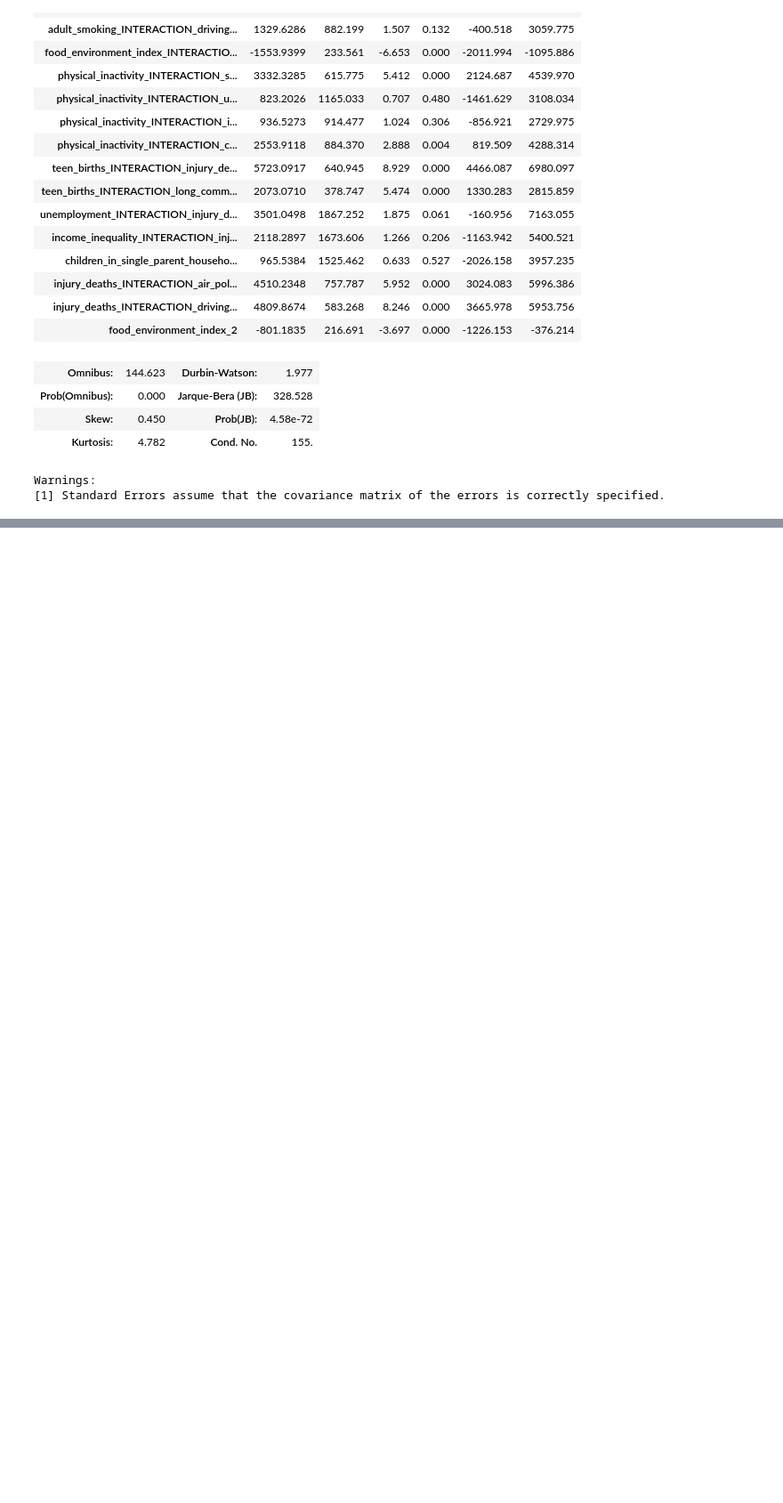
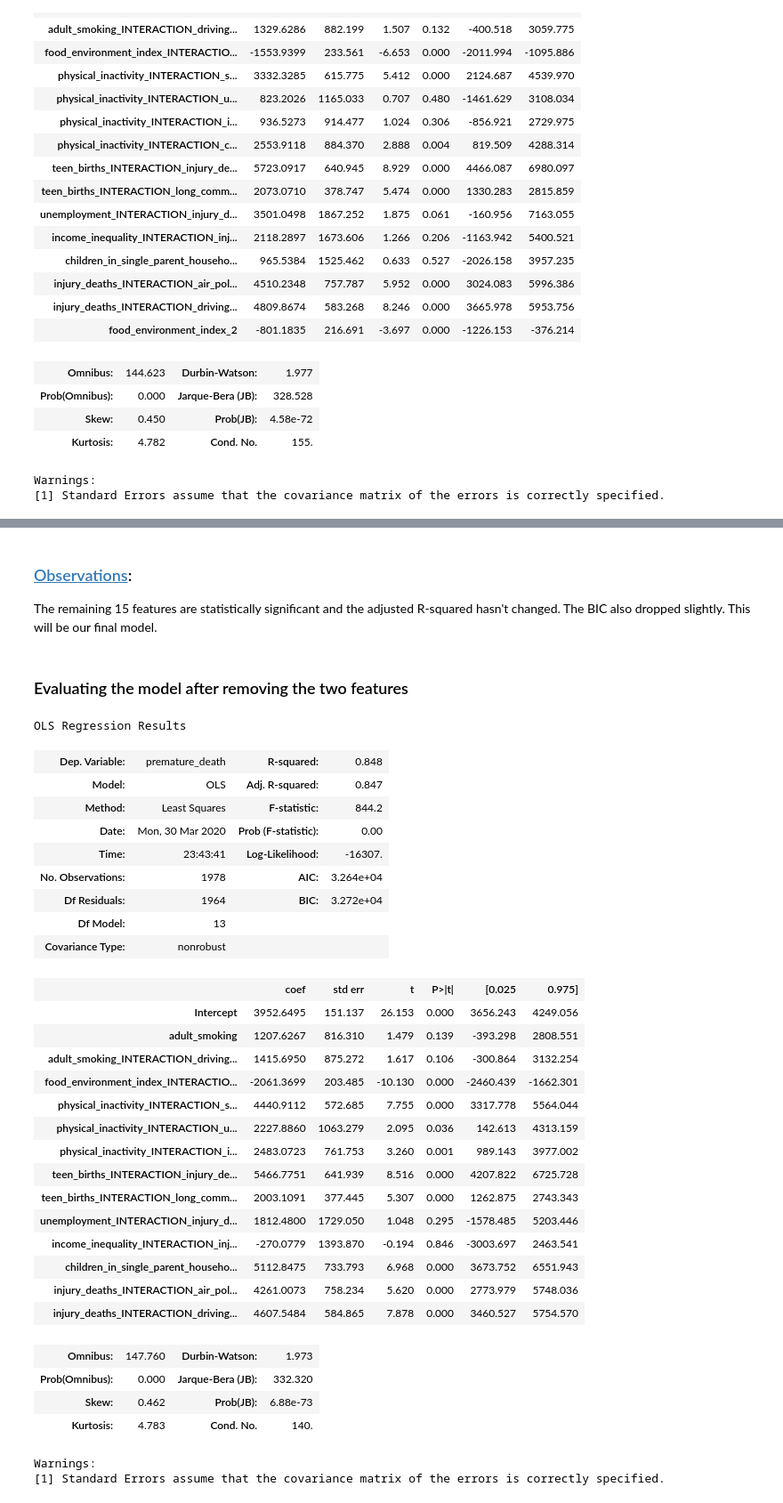
Before and after one commit to jankomah/Predicting_Life_Expectancy, a Jupyter notebook: 02.Josh_Modelling.ipynb, the cells around one changed output, grey strips where cells are left out. Shown at 89% size. Saved outputs shown, nothing was run; the diff lists cells and outputs as text; code cells hidden in the pictures; blank space fills up the shorter version.

Commit message:
need to fix mistakes in interactions

```diff
--- a/02.Josh_Modelling.ipynb
+++ b/02.Josh_Modelling.ipynb
@@ -704,0 +753,45 @@ A regression is fit to the 17 remaining features after the most recent feature s
+# %%
+new_features = interactions_feats[0:6]+interactions_feats[7:-1]
+# %% [markdown]
+### [Observations](#0):
+The remaining 15 features are statistically significant and the adjusted R-squared hasn't changed. The BIC also dropped slightly. This will be our final model.
+# %% [markdown]
+### Evaluating the model after removing the two features
+# %%
+formula_new_features = target_var[0] + '~' + '+'.join(new_features)
+model_new_features = ols(formula=formula_new_features ,
+                         data = train_interactions[target_var + new_features])
+results_new_features = model_new_features.fit()
+results_new_features.summary()
+# %% [output]
+OLS Regression Results
+| Dep. Variable: | premature_death | R-squared: | 0.848 |
+| Model: | OLS | Adj. R-squared: | 0.847 |
+| Method: | Least Squares | F-statistic: | 844.2 |
+| Date: | Mon, 30 Mar 2020 | Prob (F-statistic): | 0.00 |
+| Time: | 23:43:41 | Log-Likelihood: | -16307. |
+| No. Observations: | 1978 | AIC: | 3.264e+04 |
+| Df Residuals: | 1964 | BIC: | 3.272e+04 |
+| Df Model: | 13 |  |  |
+| Covariance Type: | nonrobust |  |  |
+|  | coef | std err | t | P>|t| | [0.025 | 0.975] |
+| Intercept | 3952.6495 | 151.137 | 26.153 | 0.000 | 3656.243 | 4249.056 |
+| adult_smoking | 1207.6267 | 816.310 | 1.479 | 0.139 | -393.298 | 2808.551 |
+| adult_smoking_INTERACTION_driving... | 1415.6950 | 875.272 | 1.617 | 0.106 | -300.864 | 3132.254 |
+| food_environment_index_INTERACTIO... | -2061.3699 | 203.485 | -10.130 | 0.000 | -2460.439 | -1662.301 |
+| physical_inactivity_INTERACTION_s... | 4440.9112 | 572.685 | 7.755 | 0.000 | 3317.778 | 5564.044 |
+| physical_inactivity_INTERACTION_u... | 2227.8860 | 1063.279 | 2.095 | 0.036 | 142.613 | 4313.159 |
+| physical_inactivity_INTERACTION_i... | 2483.0723 | 761.753 | 3.260 | 0.001 | 989.143 | 3977.002 |
+| teen_births_INTERACTION_injury_de... | 5466.7751 | 641.939 | 8.516 | 0.000 | 4207.822 | 6725.728 |
+| teen_births_INTERACTION_long_comm... | 2003.1091 | 377.445 | 5.307 | 0.000 | 1262.875 | 2743.343 |
+| unemployment_INTERACTION_injury_d... | 1812.4800 | 1729.050 | 1.048 | 0.295 | -1578.485 | 5203.446 |
+| income_inequality_INTERACTION_inj... | -270.0779 | 1393.870 | -0.194 | 0.846 | -3003.697 | 2463.541 |
+| children_in_single_parent_househo... | 5112.8475 | 733.793 | 6.968 | 0.000 | 3673.752 | 6551.943 |
+| injury_deaths_INTERACTION_air_pol... | 4261.0073 | 758.234 | 5.620 | 0.000 | 2773.979 | 5748.036 |
+| injury_deaths_INTERACTION_driving... | 4607.5484 | 584.865 | 7.878 | 0.000 | 3460.527 | 5754.570 |
+| Omnibus: | 147.760 | Durbin-Watson: | 1.973 |
+| Prob(Omnibus): | 0.000 | Jarque-Bera (JB): | 332.320 |
+| Skew: | 0.462 | Prob(JB): | 6.88e-73 |
+| Kurtosis: | 4.783 | Cond. No. | 140. |
+Warnings:
+[1] Standard Errors assume that the covariance matrix of the errors is correctly specified.
```
Also changed, not shown: parts of 9 cells of this notebook.
